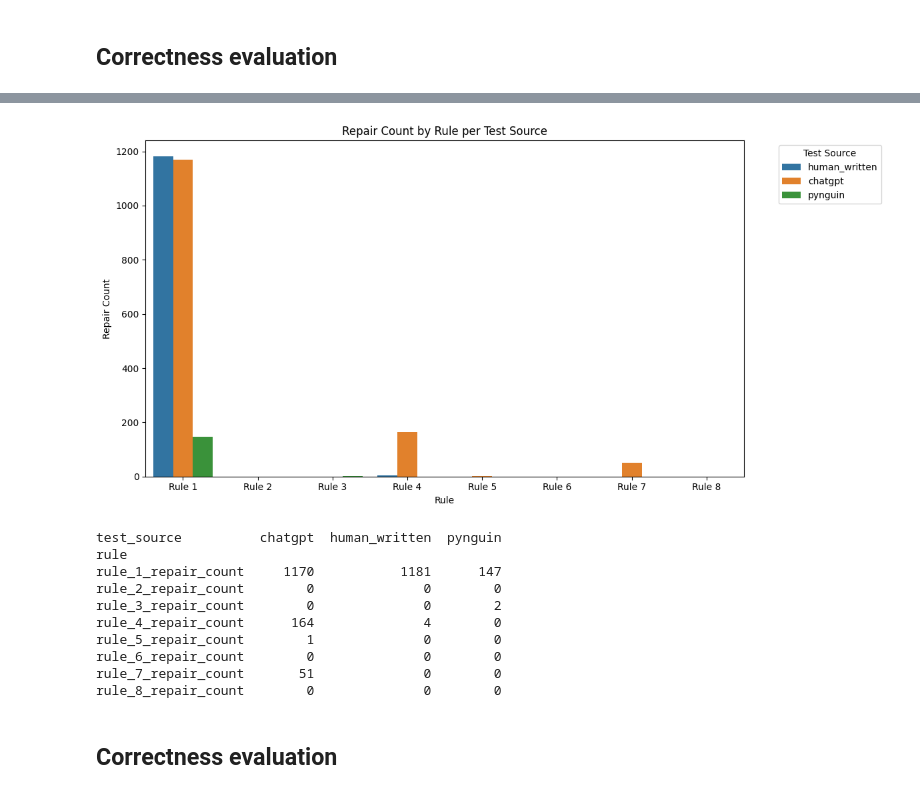
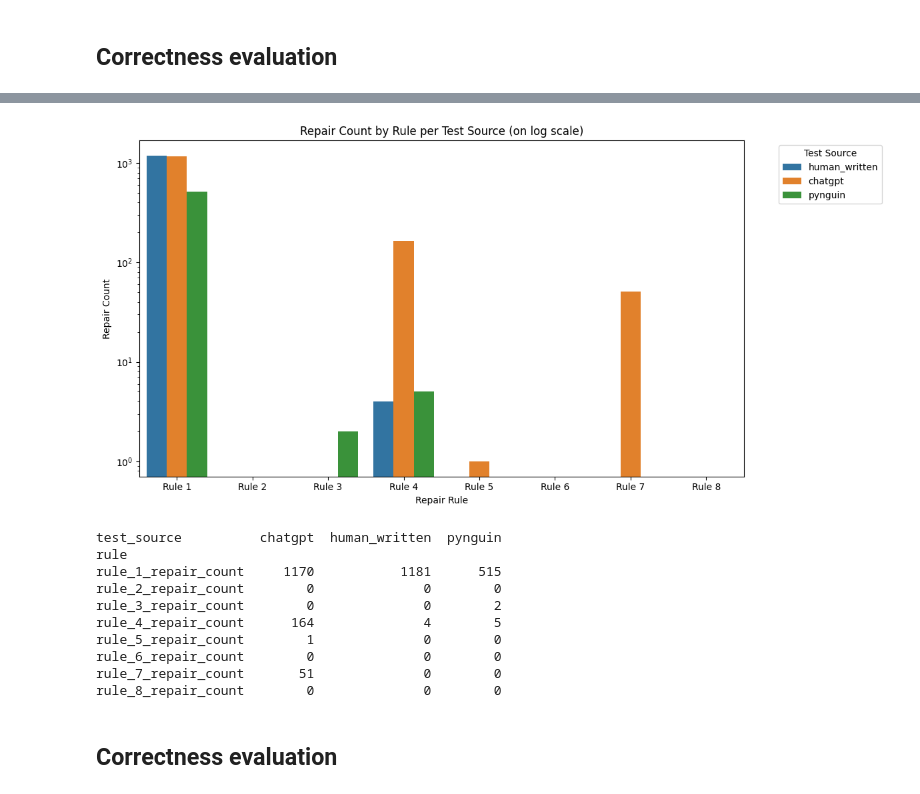
Before and after one commit to AlexChudic/test-suite-enhancement, a Jupyter notebook: src/scripts.ipynb, the cells around one changed output, grey strips where cells are left out. Saved outputs shown, nothing was run; the diff lists cells and outputs as text; code cells hidden in the pictures.

Commit message:
Finalise the correctness eval figures

```diff
--- a/src/scripts.ipynb
+++ b/src/scripts.ipynb
@@ -153,11 +153,11 @@ def create_initial_csv(project_name):
             "total_tests" : total_tests,
 
             # Correctness stats
-            "passed_initially" : test_suite_correctness_data["correctness_eval_counts"]["stats_pre_repair"]["passed_tests"],
+            "passed" : test_suite_correctness_data["correctness_eval_counts"]["stats_pre_repair"]["passed_tests"],
             "passed_after_repair" : test_suite_correctness_data["correctness_eval_counts"]["stats_post_removal"]["passed_tests"],
-            "syntax_errors_initially" : test_suite_correctness_data["correctness_eval_counts"]["stats_pre_repair"]["syntax_errors"],
+            "syntax_errors" : test_suite_correctness_data["correctness_eval_counts"]["stats_pre_repair"]["syntax_errors"],
             "syntax_errors_after_repair" : test_suite_correctness_data["correctness_eval_counts"]["stats_post_removal"]["syntax_errors"],
-            "compilation_errors_initially" : test_suite_correctness_data["correctness_eval_counts"]["stats_pre_repair"]["compilation_errors"],
+            "compilation_errors" : test_suite_correctness_data["correctness_eval_counts"]["stats_pre_repair"]["compilation_errors"],
             "compilation_errors_after_repair" : test_suite_correctness_data["correctness_eval_counts"]["stats_post_removal"]["compilation_errors"],
             "no_test_classes_after_repair" : test_suite_correctness_data["correctness_eval_counts"]["stats_post_removal"]["no_tests_classes"],
 
@@ -178,8 +178,14 @@ def create_initial_csv(project_name):
             "rule_8_repair_count": len(test_suite_correctness_data["repair_stats"]["rule_1"]),
             "rule_8_repaired_tests": test_suite_correctness_data["repair_stats"]["rule_1"],
         }
+
+        # Calculate additional metrics
+        test_source_data["syntactically_correct"] = test_source_data["total_classes"] - test_source_data["syntax_errors"]
+        test_source_data["syntactically_correct_after_repair"] = test_source_data["total_classes"] - test_source_data["syntax_errors_after_repair"]
+        test_source_data["compilable"] = test_source_data["total_classes"] - test_source_data["compilation_errors"]
+        test_source_data["compilable_after_repair"] = test_source_data["total_classes"] - test_source_data["compilation_errors_after_repair"]
+
         data.append(test_source_data)
-
 
     # Create a DataFrame from the data
     df = pd.DataFrame(data)
@@ -277,43 +282,38 @@ total_classes                            164           164      121
 # %%
 import pandas as pd
 import matplotlib.pyplot as plt
 import seaborn as sns
 
 def create_rule_repair_figure(df:pd.DataFrame):
-    # Extract only the repair count columns
     repair_cols = [col for col in df.columns if col.endswith('_repair_count') and col.startswith('rule_')]
 
-    # Melt the DataFrame to long format for plotting
     melted_df = df.melt(
         id_vars=['test_source'],
         value_vars=repair_cols,
         var_name='rule',
         value_name='repair_count'
     )
-
-    # Optional: Clean rule names for plotting
     melted_df['rule'] = melted_df['rule'].str.replace('_repair_count', '').str.replace('rule_', 'Rule ')
 
-    # Plot it!
     plt.figure(figsize=(12, 6))
     sns.barplot(data=melted_df, x='rule', y='repair_count', hue='test_source')
 
-    plt.title('Repair Count by Rule per Test Source')
-    plt.xlabel('Rule')
+    plt.yscale('log') # Use log scale to better visualize the differences
+
+    plt.title('Repair Count by Rule per Test Source (on log scale)')
+    plt.xlabel('Repair Rule')
     plt.ylabel('Repair Count')
     plt.legend(title='Test Source', bbox_to_anchor=(1.05, 1), loc='upper left')
     plt.tight_layout()
     plt.show()
 
 create_rule_repair_figure(df)
 # %% [output]
-[figure, old version]
+[figure, new version]
 # %%
 def create_rule_repair_table(df):
-    # Extract only the repair count columns
     repair_cols = [col for col in df.columns if col.endswith('_repair_count') and col.startswith('rule_')]
 
-    # Melt the DataFrame to long format for plotting
     melted_df = df.melt(
         id_vars=['test_source'],
         value_vars=repair_cols,
@@ -321,23 +321,19 @@ def create_rule_repair_table(df):
         value_name='repair_count'
     )
 
-    # Pivot the melted dataframe to display rules as rows and test_sources as columns
     table_df = melted_df.pivot(index='rule', columns='test_source', values='repair_count')
-
-    # Optional: fill NaNs with 0s (in case some sources are missing a rule)
     table_df = table_df.fillna(0).astype(int)
 
-    # Display the table
     print(table_df)
 
 create_rule_repair_table(df)
 # %% [output]
 test_source          chatgpt  human_written  pynguin
 rule
-rule_1_repair_count     1170           1181      147
+rule_1_repair_count     1170           1181      515
 rule_2_repair_count        0              0        0
 rule_3_repair_count        0              0        2
-rule_4_repair_count      164              4        0
+rule_4_repair_count      164              4        5
 rule_5_repair_count        1              0        0
 rule_6_repair_count        0              0        0
 rule_7_repair_count       51              0        0
```
Also changed, not shown: parts of 2 cells of this notebook.
